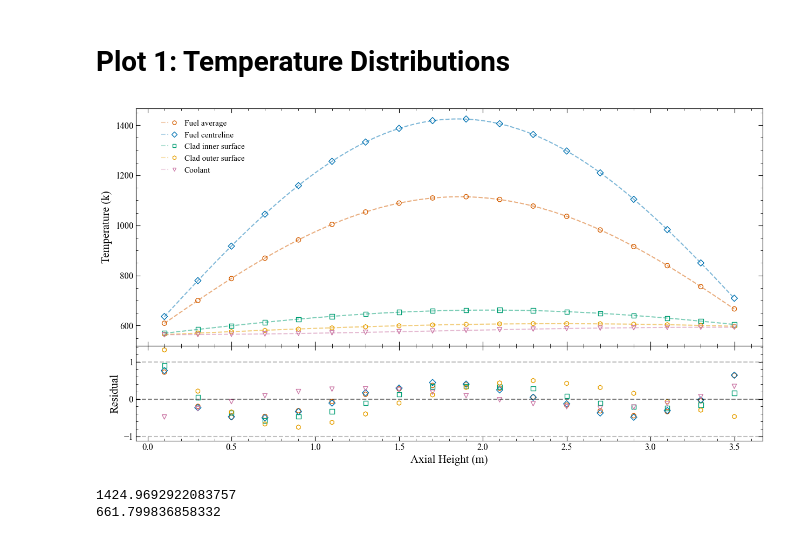
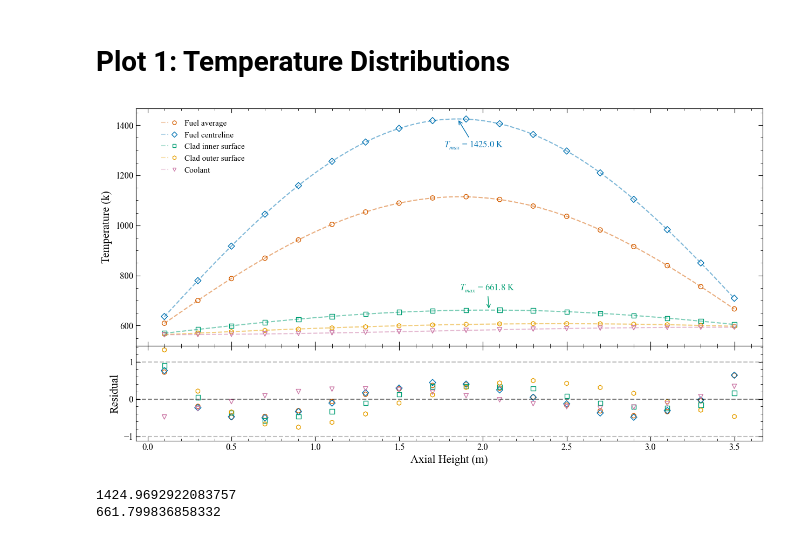
Before and after one commit to Sebastian426/NE2_COBRA_Assignment, a Jupyter notebook: Part 1_1 Analysis and Plotting.ipynb, the cells around one changed output. Cells and saved outputs as stored; diff of their text form; code cells hidden in the pictures.

```diff
--- a/Part 1_1 Analysis and Plotting.ipynb
+++ b/Part 1_1 Analysis and Plotting.ipynb
@@ -207,6 +207,25 @@ ax_main.legend(
     framealpha=1
 )
 
+ax_main.annotate(
+    rf"$T_{{max}}$ = {np.max(sinusoidal_model(xrange, *pops[1])):.1f} K",
+    xy=(xrange[np.argmax(sinusoidal_model(xrange, *pops[1]))], np.max(sinusoidal_model(xrange, *pops[1]))),
+    xytext=(z_coordinates[np.argmax(fuel_centreline)]*0.93, np.max(sinusoidal_model(xrange, *pops[1]))*0.92),
+    arrowprops=dict(arrowstyle="->", color= "#0072B2", lw=1),
+    color="#0072B2",
+    fontsize=12
+)
+
+ax_main.annotate(
+    rf"$T_{{max}}$ = {np.max(sinusoidal_model(xrange, *pops[2])):.1f} K",
+    xy=(xrange[np.argmax(sinusoidal_model(xrange, *pops[2]))], np.max(sinusoidal_model(xrange, *pops[2]))),
+    xytext=(z_coordinates[np.argmax(fuel_centreline)]*0.98, np.max(sinusoidal_model(xrange, *pops[2]))*1.12),
+    arrowprops=dict(arrowstyle="->", color= "#009E73", lw=1),
+    color="#009E73",
+    fontsize=12
+)
+
+
 ###############
 # Residual Plot
 ###############
@@ -225,34 +244,34 @@ ax_res.set_ylabel("Residual")
 
 
 #####################
 # Formatting and Save
 #####################
 
 ax_res.set_xlabel("Axial Height (m)")
 ax_main.set_ylabel("Temperature (k)")
 
 for ax in [ax_main, ax_res]:
     ax.minorticks_on()
     ax.tick_params(which='major', size=6, direction='in',
                    right=True, top=True)
     ax.tick_params(which='minor', size=3, direction='in',
                    right=True, top=True)
     for label in ax.get_xticklabels()+ ax.get_yticklabels():
         label.set_bbox(dict(
             facecolor="white",
             edgecolor="none",
             pad=1.0
         ))
 
 plt.savefig(
     r"C:\Users\sebas\Documents\Cambridge\NE2 Reactor Engineering\COBRA Project\Plots\PWR_Temperature_Plot.png",
     dpi = 250,
     bbox_inches = "tight"
 )
 
 plt.show()
 # %% [output]
-[figure, old version]
+[figure, new version]
 # %%
 ############################
 # Obtaining Peak Temperature
```
Also changed, not shown: 42 other files.
